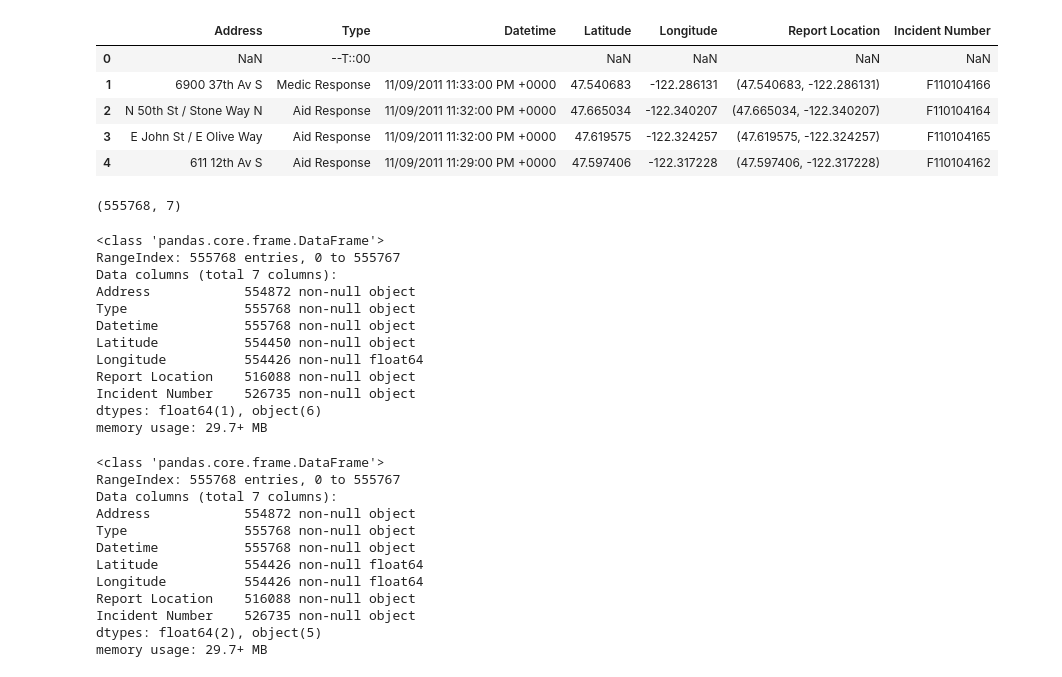
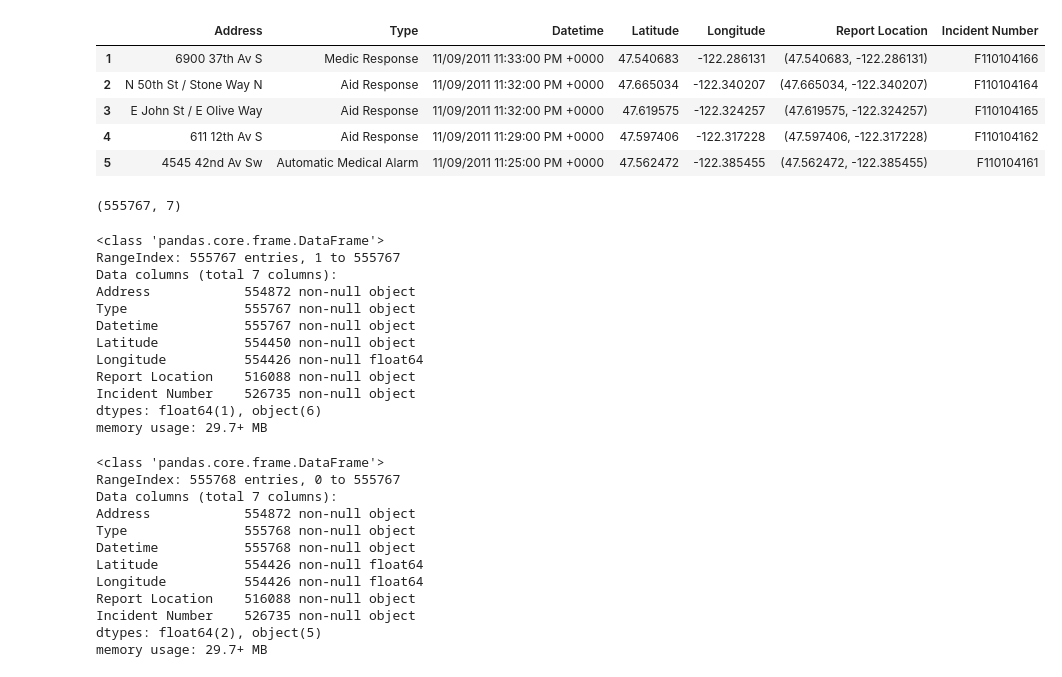
Before and after one commit to nickbuker/fun_plots1, a Jupyter notebook: src/Seattle911_EDA.ipynb, the cells around one changed output. Cells and saved outputs as stored; diff of their text form; code cells hidden in the pictures.

```diff
--- a/src/Seattle911_EDA.ipynb
+++ b/src/Seattle911_EDA.ipynb
@@ -15,30 +15,31 @@ import seaborn as sns
 # Create a Dataframe (data from data.seattle.gov)
 df = pd.read_csv('../seattle_911.csv', low_memory=False)
 # %%
-# Examine head of the DataFrame
+# Examine head of the DataFrame and remove empty first row
+df = df.ix[1:]
 df.head()
 # %% [output]
 |  | Address | Type | Datetime | Latitude | Longitude | Report Location | Incident Number |
-| 0 | NaN | --T::00 |  | NaN | NaN | NaN | NaN |
 | 1 | 6900 37th Av S | Medic Response | 11/09/2011 11:33:00 PM +0000 | 47.540683 | -122.286131 | (47.540683, -122.286131) | F110104166 |
 | 2 | N 50th St / Stone Way N | Aid Response | 11/09/2011 11:32:00 PM +0000 | 47.665034 | -122.340207 | (47.665034, -122.340207) | F110104164 |
 | 3 | E John St / E Olive Way | Aid Response | 11/09/2011 11:32:00 PM +0000 | 47.619575 | -122.324257 | (47.619575, -122.324257) | F110104165 |
 | 4 | 611 12th Av S | Aid Response | 11/09/2011 11:29:00 PM +0000 | 47.597406 | -122.317228 | (47.597406, -122.317228) | F110104162 |
+| 5 | 4545 42nd Av Sw | Automatic Medical Alarm | 11/09/2011 11:25:00 PM +0000 | 47.562472 | -122.385455 | (47.562472, -122.385455) | F110104161 |
 # %%
 # Rows, columns for DataFrame
 df.shape
 # %% [output]
-(555768, 7)
+(555767, 7)
 # %%
 # There are no missing values, but Latitude was not cast as a float
 df.info()
 # %% [output]
 <class 'pandas.core.frame.DataFrame'>
-RangeIndex: 555768 entries, 0 to 555767
+RangeIndex: 555767 entries, 1 to 555767
 Data columns (total 7 columns):
 Address            554872 non-null object
-Type               555768 non-null object
-Datetime           555768 non-null object
+Type               555767 non-null object
+Datetime           555767 non-null object
 Latitude           554450 non-null object
 Longitude          554426 non-null float64
 Report Location    516088 non-null object
```
Also changed, not shown: parts of 4 cells of this notebook, 4 other files.
